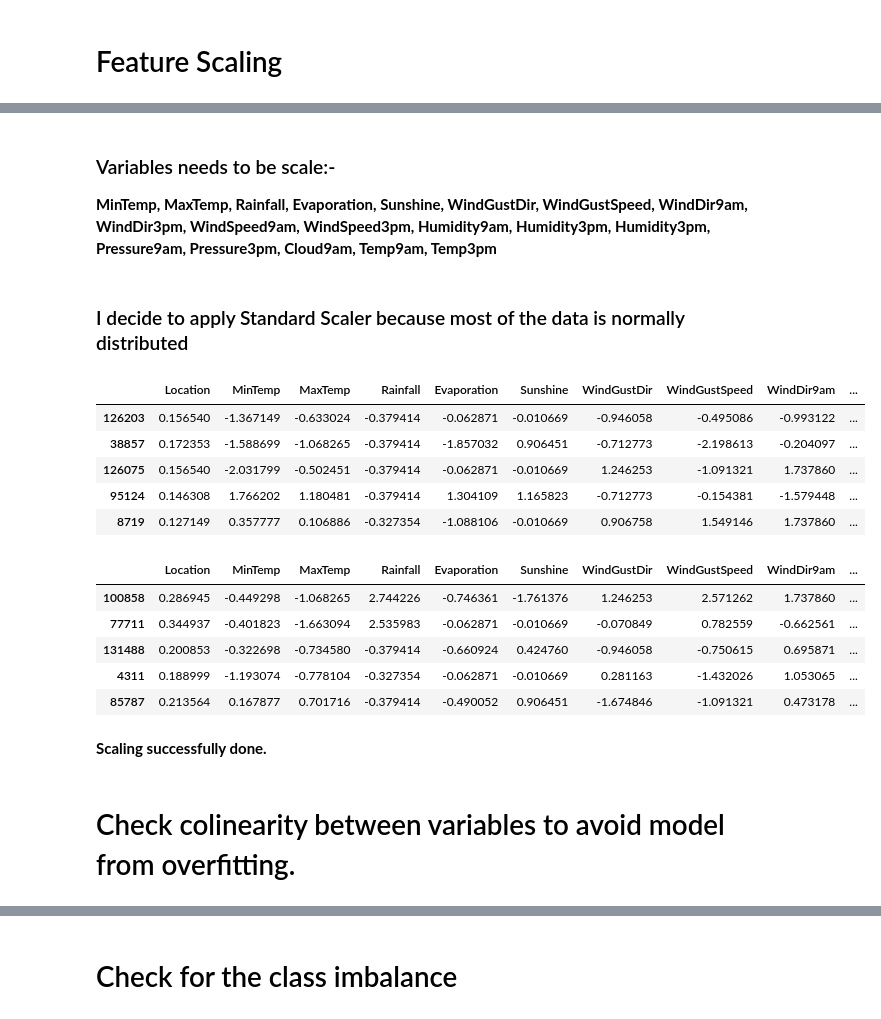
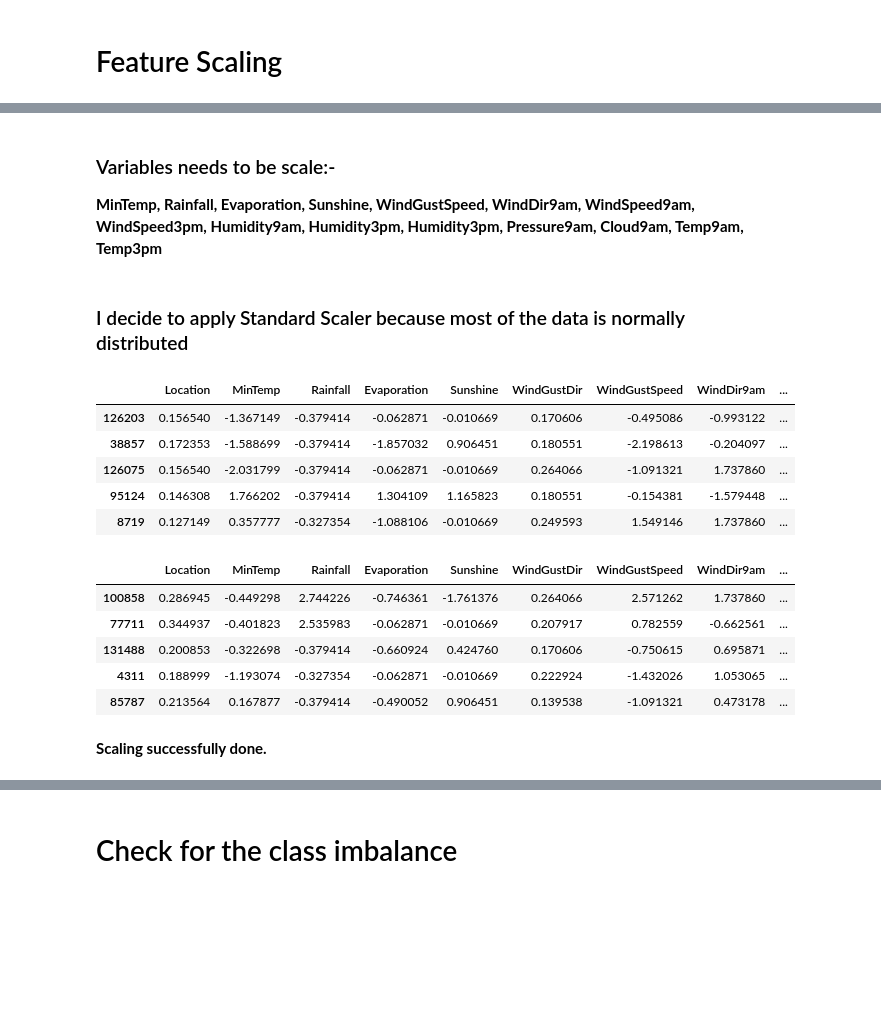
Before and after one commit to Sameer-ansarii/RAINFALL_CLASSIFIER, a Jupyter notebook: RAIN CLASSIFIER (MODEL BUILDING).ipynb, the cells around one changed output, grey strips where cells are left out. Drawn from its saved outputs; the diff is of its cells as text; code cells hidden in the pictures; blank space fills up the shorter version.

```diff
--- a/RAIN CLASSIFIER (MODEL BUILDING).ipynb
+++ b/RAIN CLASSIFIER (MODEL BUILDING).ipynb
@@ -622,0 +665,2 @@ Rainfall         3.700833
+# %%
+df.drop(['Pressure3pm', 'MaxTemp'], axis=1, inplace=True)
@@ -670,42 +754,40 @@ Unique Values:
 # %% [markdown]
 ### Variables needs to be scale:-
 
-**MinTemp, MaxTemp, Rainfall, Evaporation, Sunshine, WindGustDir, WindGustSpeed, WindDir9am, WindDir3pm, WindSpeed9am, WindSpeed3pm, Humidity9am, Humidity3pm, Humidity3pm, Pressure9am, Pressure3pm, Cloud9am, Temp9am, Temp3pm**
+**MinTemp, Rainfall, Evaporation, Sunshine, WindGustSpeed, WindDir9am, WindSpeed9am, WindSpeed3pm, Humidity9am, Humidity3pm, Humidity3pm, Pressure9am, Cloud9am, Temp9am, Temp3pm**
 # %% [markdown]
 ### I decide to apply Standard Scaler because most of the data is normally distributed
 # %%
 #Applying standard scaler on train and test set
 
 from sklearn.preprocessing import StandardScaler
 
 scaler = StandardScaler()
 
-variables_to_scale = ['MinTemp', 'MaxTemp', 'Rainfall', 'Evaporation', 'Sunshine', 'WindGustDir', 'WindGustSpeed',
-                      'WindDir9am', 'WindDir3pm', 'WindSpeed9am', 'WindSpeed3pm', 'Humidity9am', 'Humidity3pm',
-                      'Pressure9am', 'Pressure3pm', 'Cloud9am', 'Temp9am', 'Temp3pm']
+variables_to_scale = ['MinTemp', 'Rainfall', 'Evaporation', 'Sunshine', 'WindGustSpeed', 'WindDir9am', 'WindSpeed9am',
+                      'WindSpeed3pm', 'Humidity9am', 'Humidity3pm', 'Humidity3pm', 'Pressure9am', 'Cloud9am', 'Temp9am',
+                      'Temp3pm']
 
 X_train[variables_to_scale] = scaler.fit_transform(X_train[variables_to_scale])
 
 X_test[variables_to_scale] = scaler.transform(X_test[variables_to_scale])
 
 X_train.head()
 # %% [output]
-|  | Location | MinTemp | MaxTemp | Rainfall | Evaporation | Sunshine | WindGustDir | WindGustSpeed | WindDir9am | ... |
-| 126203 | 0.156540 | -1.367149 | -0.633024 | -0.379414 | -0.062871 | -0.010669 | -0.946058 | -0.495086 | -0.993122 | ... |
-| 38857 | 0.172353 | -1.588699 | -1.068265 | -0.379414 | -1.857032 | 0.906451 | -0.712773 | -2.198613 | -0.204097 | ... |
-| 126075 | 0.156540 | -2.031799 | -0.502451 | -0.379414 | -0.062871 | -0.010669 | 1.246253 | -1.091321 | 1.737860 | ... |
-| 95124 | 0.146308 | 1.766202 | 1.180481 | -0.379414 | 1.304109 | 1.165823 | -0.712773 | -0.154381 | -1.579448 | ... |
-| 8719 | 0.127149 | 0.357777 | 0.106886 | -0.327354 | -1.088106 | -0.010669 | 0.906758 | 1.549146 | 1.737860 | ... |
+|  | Location | MinTemp | Rainfall | Evaporation | Sunshine | WindGustDir | WindGustSpeed | WindDir9am | ... |
+| 126203 | 0.156540 | -1.367149 | -0.379414 | -0.062871 | -0.010669 | 0.170606 | -0.495086 | -0.993122 | ... |
+| 38857 | 0.172353 | -1.588699 | -0.379414 | -1.857032 | 0.906451 | 0.180551 | -2.198613 | -0.204097 | ... |
+| 126075 | 0.156540 | -2.031799 | -0.379414 | -0.062871 | -0.010669 | 0.264066 | -1.091321 | 1.737860 | ... |
+| 95124 | 0.146308 | 1.766202 | -0.379414 | 1.304109 | 1.165823 | 0.180551 | -0.154381 | -1.579448 | ... |
+| 8719 | 0.127149 | 0.357777 | -0.327354 | -1.088106 | -0.010669 | 0.249593 | 1.549146 | 1.737860 | ... |
 # %%
 X_test.head()
 # %% [output]
-|  | Location | MinTemp | MaxTemp | Rainfall | Evaporation | Sunshine | WindGustDir | WindGustSpeed | WindDir9am | ... |
-| 100858 | 0.286945 | -0.449298 | -1.068265 | 2.744226 | -0.746361 | -1.761376 | 1.246253 | 2.571262 | 1.737860 | ... |
-| 77711 | 0.344937 | -0.401823 | -1.663094 | 2.535983 | -0.062871 | -0.010669 | -0.070849 | 0.782559 | -0.662561 | ... |
-| 131488 | 0.200853 | -0.322698 | -0.734580 | -0.379414 | -0.660924 | 0.424760 | -0.946058 | -0.750615 | 0.695871 | ... |
-| 4311 | 0.188999 | -1.193074 | -0.778104 | -0.327354 | -0.062871 | -0.010669 | 0.281163 | -1.432026 | 1.053065 | ... |
-| 85787 | 0.213564 | 0.167877 | 0.701716 | -0.379414 | -0.490052 | 0.906451 | -1.674846 | -1.091321 | 0.473178 | ... |
+|  | Location | MinTemp | Rainfall | Evaporation | Sunshine | WindGustDir | WindGustSpeed | WindDir9am | ... |
+| 100858 | 0.286945 | -0.449298 | 2.744226 | -0.746361 | -1.761376 | 0.264066 | 2.571262 | 1.737860 | ... |
+| 77711 | 0.344937 | -0.401823 | 2.535983 | -0.062871 | -0.010669 | 0.207917 | 0.782559 | -0.662561 | ... |
+| 131488 | 0.200853 | -0.322698 | -0.379414 | -0.660924 | 0.424760 | 0.170606 | -0.750615 | 0.695871 | ... |
+| 4311 | 0.188999 | -1.193074 | -0.327354 | -0.062871 | -0.010669 | 0.222924 | -1.432026 | 1.053065 | ... |
+| 85787 | 0.213564 | 0.167877 | -0.379414 | -0.490052 | 0.906451 | 0.139538 | -1.091321 | 0.473178 | ... |
 # %% [markdown]
 **Scaling successfully done.**
-# %% [markdown]
-# Check colinearity between variables to avoid model from overfitting.
```
Also changed, not shown: parts of 23 cells of this notebook.
